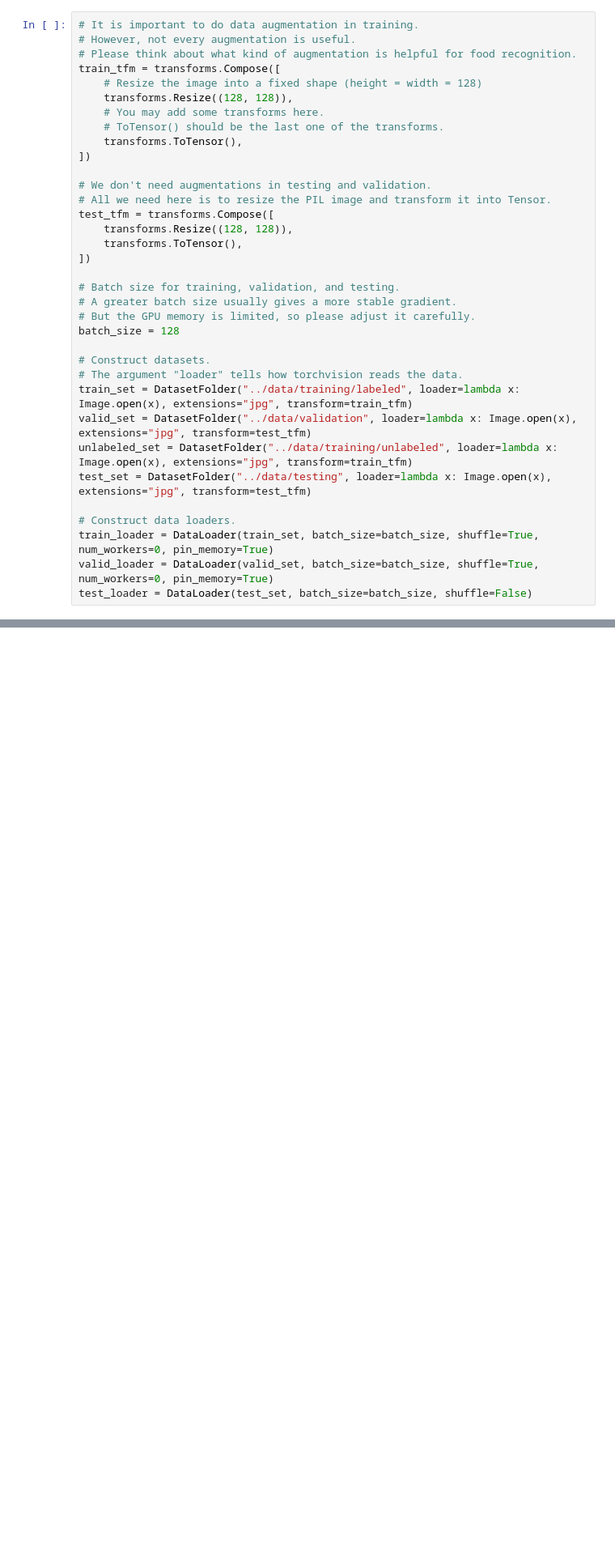
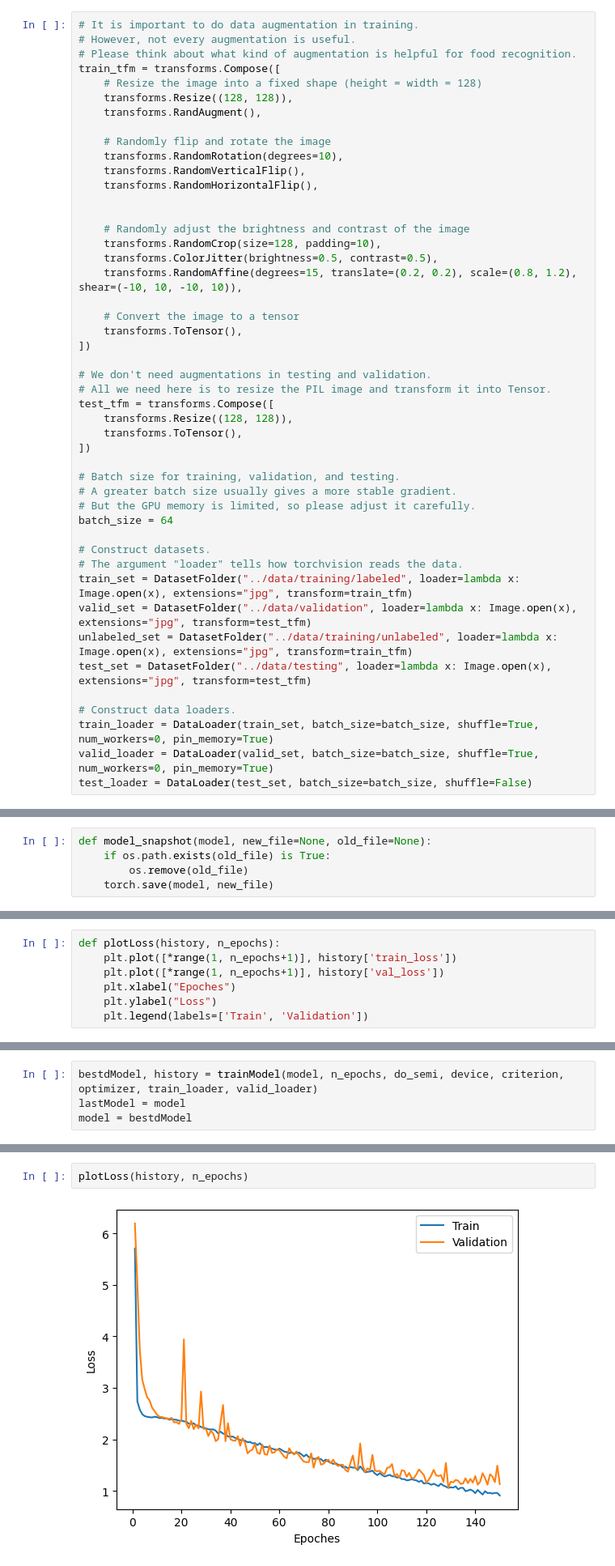
Before and after one commit to CityU-SDSC4016-2022/SDSC4016-hw2, a Jupyter notebook: src/HW2_efficientnet_b6V2_0.612.ipynb, the cells around one changed output, grey strips where cells are left out. Shown at 81% size. Cells and saved outputs as stored; diff of their text form; blank space fills up the shorter version.

Commit message:
Update for train part code

```diff
--- a/src/HW2_Modified.ipynb
+++ b/src/HW2_efficientnet_b6V2_0.612.ipynb
@@ -43,8 +34,20 @@ Please refer to PyTorch official website for details about different transforms.
 train_tfm = transforms.Compose([
     # Resize the image into a fixed shape (height = width = 128)
     transforms.Resize((128, 128)),
-    # You may add some transforms here.
-    # ToTensor() should be the last one of the transforms.
+    transforms.RandAugment(),
+
+    # Randomly flip and rotate the image
+    transforms.RandomRotation(degrees=10),
+    transforms.RandomVerticalFlip(),
+    transforms.RandomHorizontalFlip(),
+
+
+    # Randomly adjust the brightness and contrast of the image
+    transforms.RandomCrop(size=128, padding=10),
+    transforms.ColorJitter(brightness=0.5, contrast=0.5),
+    transforms.RandomAffine(degrees=15, translate=(0.2, 0.2), scale=(0.8, 1.2), shear=(-10, 10, -10, 10)),
+
+    # Convert the image to a tensor
     transforms.ToTensor(),
 ])
 
@@ -58,7 +61,7 @@ test_tfm = transforms.Compose([
 # Batch size for training, validation, and testing.
 # A greater batch size usually gives a more stable gradient.
 # But the GPU memory is limited, so please adjust it carefully.
-batch_size = 128
+batch_size = 64
 
 # Construct datasets.
 # The argument "loader" tells how torchvision reads the data.
@@ -170,3 +113,8 @@ def get_pseudo_labels(dataset, model, threshold=0.65):
     # # Turn off the eval mode.
     model.train()
     return dataset
+# %%
+def model_snapshot(model, new_file=None, old_file=None):
+    if os.path.exists(old_file) is True:
+        os.remove(old_file)
+    torch.save(model, new_file)
@@ -172,0 +241,7 @@ def get_pseudo_labels(dataset, model, threshold=0.65):
+# %%
+def plotLoss(history, n_epochs):
+    plt.plot([*range(1, n_epochs+1)], history['train_loss'])
+    plt.plot([*range(1, n_epochs+1)], history['val_loss'])
+    plt.xlabel("Epoches")
+    plt.ylabel("Loss")
+    plt.legend(labels=['Train', 'Validation'])
@@ -301,0 +275,4 @@ for epoch in range(n_epochs):
+# %%
+bestdModel, history = trainModel(model, n_epochs, do_semi, device, criterion, optimizer, train_loader, valid_loader)
+lastModel = model
+model = bestdModel
@@ -301,0 +293,4 @@ for epoch in range(n_epochs):
+# %%
+plotLoss(history, n_epochs)
+# %% [output]
+[figure, added]
```
Also changed, not shown: parts of 15 cells of this notebook.
